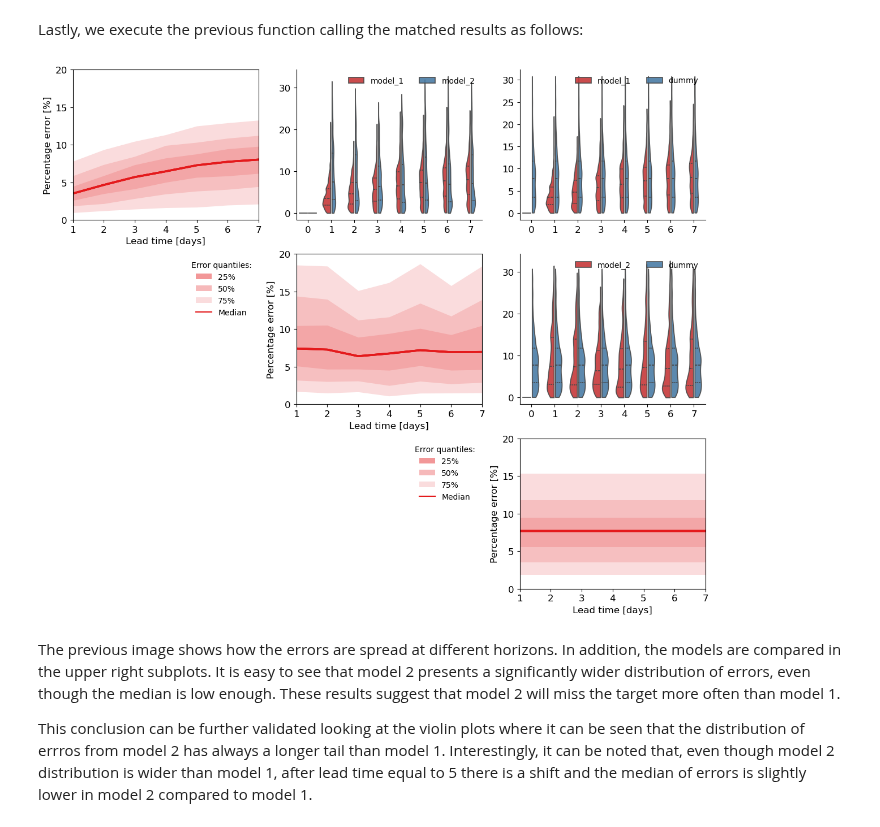
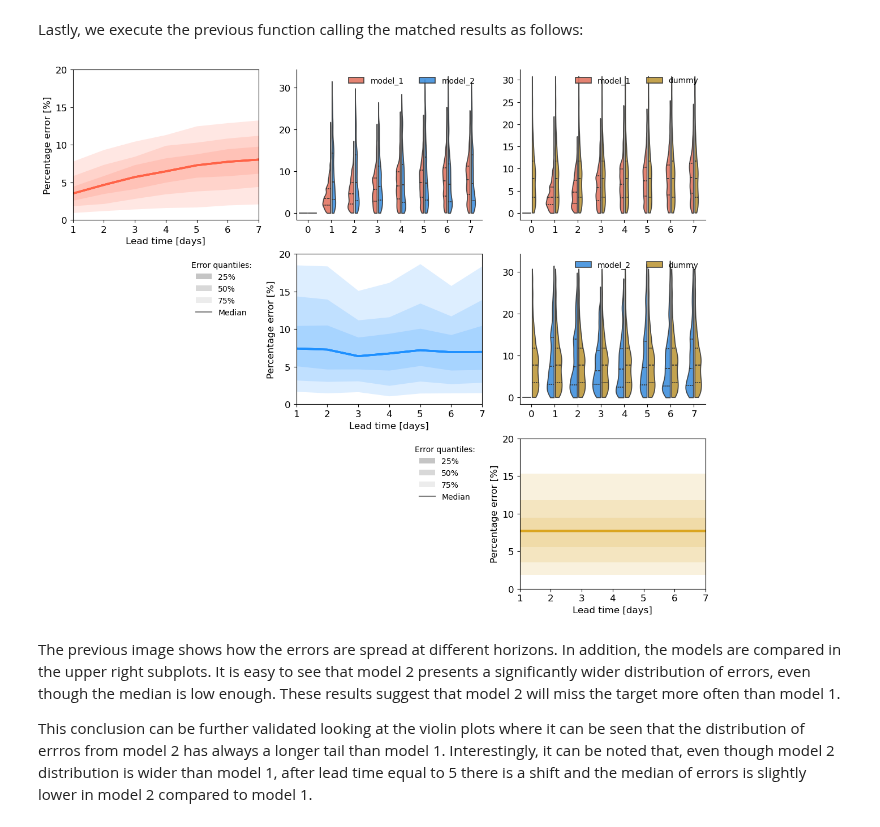
Before and after one commit to DHI/modelskill, a Jupyter notebook: notebooks/Forecast_skill_distribution.ipynb, the cells around one changed output. Saved outputs shown, nothing was run; the diff lists cells and outputs as text; code cells hidden in the pictures.

Commit message:
Adding consistend colors

```diff
--- a/notebooks/Forecast_skill_distribution.ipynb
+++ b/notebooks/Forecast_skill_distribution.ipynb
@@ -12,7 +12,13 @@ import seaborn as sns
 
 import modelskill as ms
 
-sns.set_palette("Set1")
+my_color_dict = {
+    "dummy": "goldenrod",
+    "model_1": "tomato",
+    "model_2": "dodgerblue",
+    "observation": "seagreen",
+    "other": "grey",
+}
 # %%
 def path_to_file(filename):
     return f"../tests/testdata/forecast_skill/{filename}"
@@ -151,9 +157,9 @@ def generate_melted_error_df(matched_results):
 # %% [markdown]
 Next, we define a function that, given the extended matched results, plots the distribution of errors by model and lead time.
 # %%
-def plot_error_distribution_array(mmr, diag_ylims=(0, 20)):
+def plot_error_distribution_array(mmr, my_color_dict, diag_ylims=(0, 20)):
 
-    def plot_skill_quantile_by_leadtime(df, ax):
+    def plot_skill_quantile_by_leadtime(df, ax, color=None):
         for interval in [25, 50, 75]:
             sns.lineplot(
                 df,
@@ -161,10 +167,10 @@ def plot_error_distribution_array(mmr, diag_ylims=(0, 20)):
                 y="percentage_error",
                 estimator="median",
                 errorbar=("pi", interval),
-                hue="model",
                 ax=ax,
                 linewidth=2.5,
-                err_kws=dict(linewidth=0, alpha=0.15)
+                err_kws=dict(linewidth=0, alpha=0.15),
+                color=color
             )
 
         ax.legend([], [], frameon=False)
@@ -187,6 +193,7 @@ def plot_error_distribution_array(mmr, diag_ylims=(0, 20)):
             common_norm=True,
             density_norm="area",
             cut=0,
+            palette=my_color_dict
         )
         ax.spines[['right', 'top']].set_visible(False)
         ax.legend(frameon=False, ncols = 2)
@@ -195,11 +202,11 @@ def plot_error_distribution_array(mmr, diag_ylims=(0, 20)):
 
     def create_empty_plot_with_legend(ax):
 
-        rectangle_color = sns.color_palette().as_hex()[0]
-        rect1 = Patch(facecolor=rectangle_color, alpha=0.45, label='25%')
-        rect2 = Patch(facecolor=rectangle_color, alpha=0.30, label='50%')
-        rect3 = Patch(facecolor=rectangle_color, alpha=0.15, label='75%')
-        line = Line2D([0], [0], color=rectangle_color, label='Median')
+        color = my_color_dict["other"]
+        rect1 = Patch(facecolor=color, alpha=0.45, label='25%')
+        rect2 = Patch(facecolor=color, alpha=0.30, label='50%')
+        rect3 = Patch(facecolor=color, alpha=0.15, label='75%')
+        line = Line2D([0], [0], color=color, label='Median')
         ax.legend(handles=[rect1, rect2, rect3, line], loc='upper right', title='Error quantiles:', frameon=False)
         ax.set_axis_off()
 
@@ -214,7 +221,7 @@ def plot_error_distribution_array(mmr, diag_ylims=(0, 20)):
 
         df_ii = mmr.loc[mmr["model"] == model_i, :].copy()
 
-        plot_skill_quantile_by_leadtime(df_ii, axes[i, i])
+        plot_skill_quantile_by_leadtime(df_ii, axes[i, i], color=my_color_dict[model_i])
         axes[i, i].tick_params(axis="both", which="major", labelsize=12)
         axes[i, i].set_xlim(1, 7)
         axes[i, i].set_ylim(*diag_ylims)
@@ -240,9 +247,9 @@ def plot_error_distribution_array(mmr, diag_ylims=(0, 20)):
 Lastly, we execute the previous function calling the matched results as follows:
 # %%
 melted_results = generate_melted_error_df(matched_model_results)
-plot_error_distribution_array(melted_results)
+plot_error_distribution_array(melted_results, my_color_dict)
 # %% [output]
-[figure, old version]
+[figure, new version]
 # %% [markdown]
 The previous image shows how the errors are spread at different horizons. In addition, the models are compared in the upper right subplots. It is easy to see that model 2 presents a significantly wider distribution of errors, even though the median is low enough. These results suggest that model 2 will miss the target more often than model 1.
 
```
Also changed, not shown: parts of 5 cells of this notebook.
